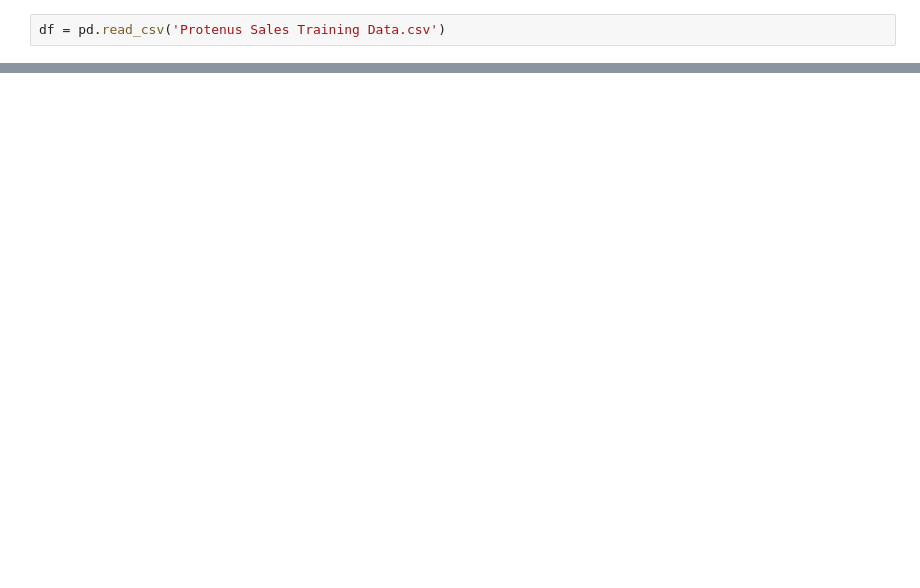
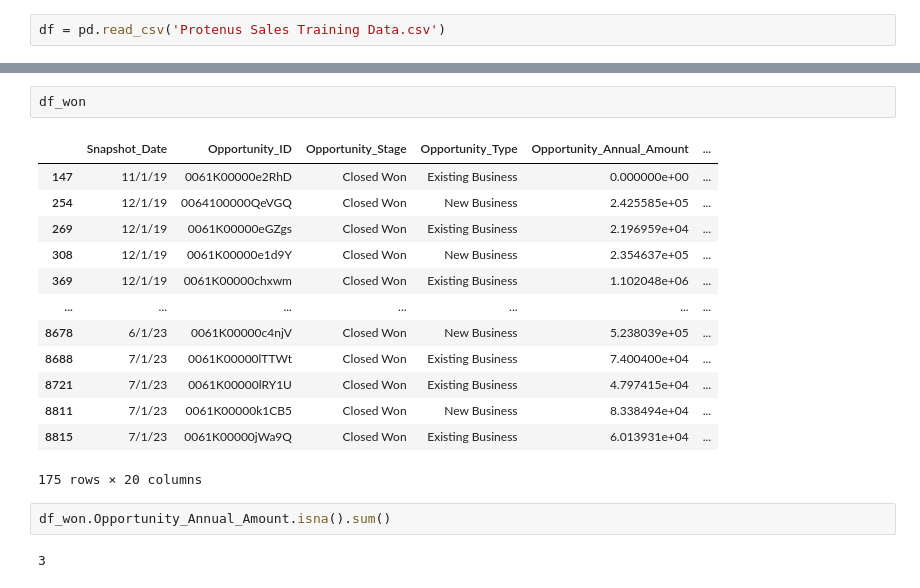
Before and after one commit to Lavanyashankar09/AI_Hackathon, a Jupyter notebook: notebook-1.ipynb, the cells around one changed output, grey strips where cells are left out. Drawn from its saved outputs; the diff is of its cells as text; blank space fills up the shorter version.

```diff
--- a/notebook-1.ipynb
+++ b/notebook-1.ipynb
@@ -242,0 +97,20 @@ Total $ amount closed won in Q3 of 2023: $0.00
+# %%
+df_won
+# %% [output]
+|  | Snapshot_Date | Opportunity_ID | Opportunity_Stage | Opportunity_Type | Opportunity_Annual_Amount | ... |
+| 147 | 11/1/19 | 0061K00000e2RhD | Closed Won | Existing Business | 0.000000e+00 | ... |
+| 254 | 12/1/19 | 0064100000QeVGQ | Closed Won | New Business | 2.425585e+05 | ... |
+| 269 | 12/1/19 | 0061K00000eGZgs | Closed Won | Existing Business | 2.196959e+04 | ... |
+| 308 | 12/1/19 | 0061K00000e1d9Y | Closed Won | New Business | 2.354637e+05 | ... |
+| 369 | 12/1/19 | 0061K00000chxwm | Closed Won | Existing Business | 1.102048e+06 | ... |
+| ... | ... | ... | ... | ... | ... | ... |
+| 8678 | 6/1/23 | 0061K00000c4njV | Closed Won | New Business | 5.238039e+05 | ... |
+| 8688 | 7/1/23 | 0061K00000lTTWt | Closed Won | Existing Business | 7.400400e+04 | ... |
+| 8721 | 7/1/23 | 0061K00000lRY1U | Closed Won | Existing Business | 4.797415e+04 | ... |
+| 8811 | 7/1/23 | 0061K00000k1CB5 | Closed Won | New Business | 8.338494e+04 | ... |
+| 8815 | 7/1/23 | 0061K00000jWa9Q | Closed Won | Existing Business | 6.013931e+04 | ... |
+175 rows × 20 columns
+# %%
+df_won.Opportunity_Annual_Amount.isna().sum()
+# %% [output]
+3
```
Also changed, not shown: parts of 56 cells of this notebook.
